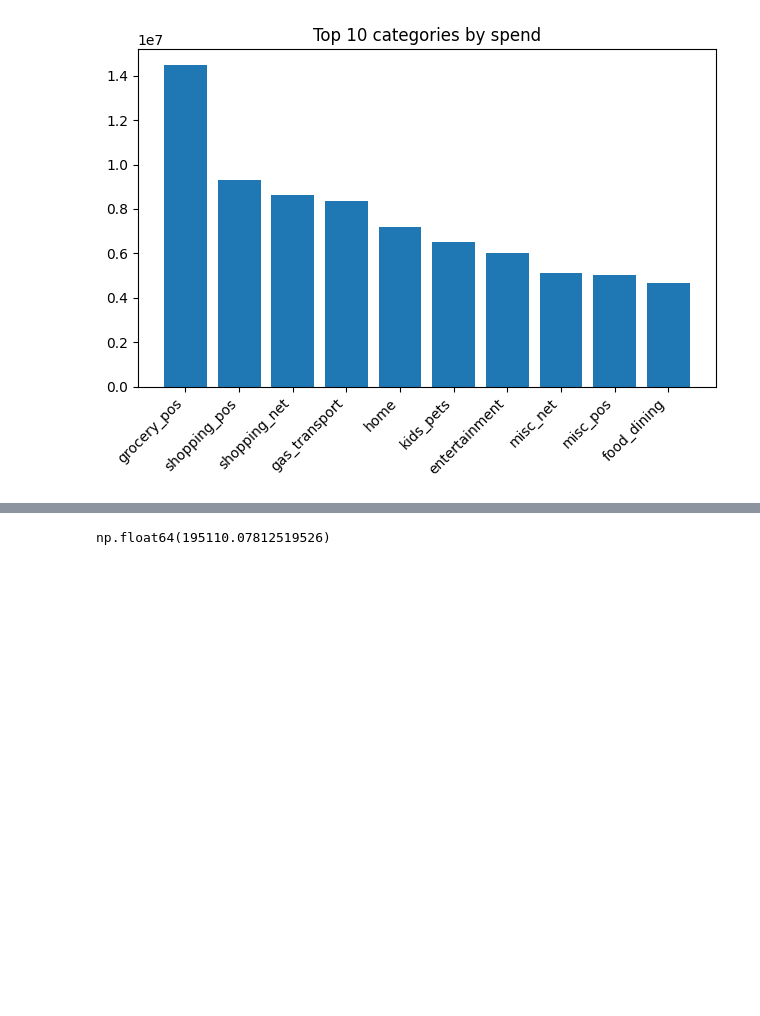
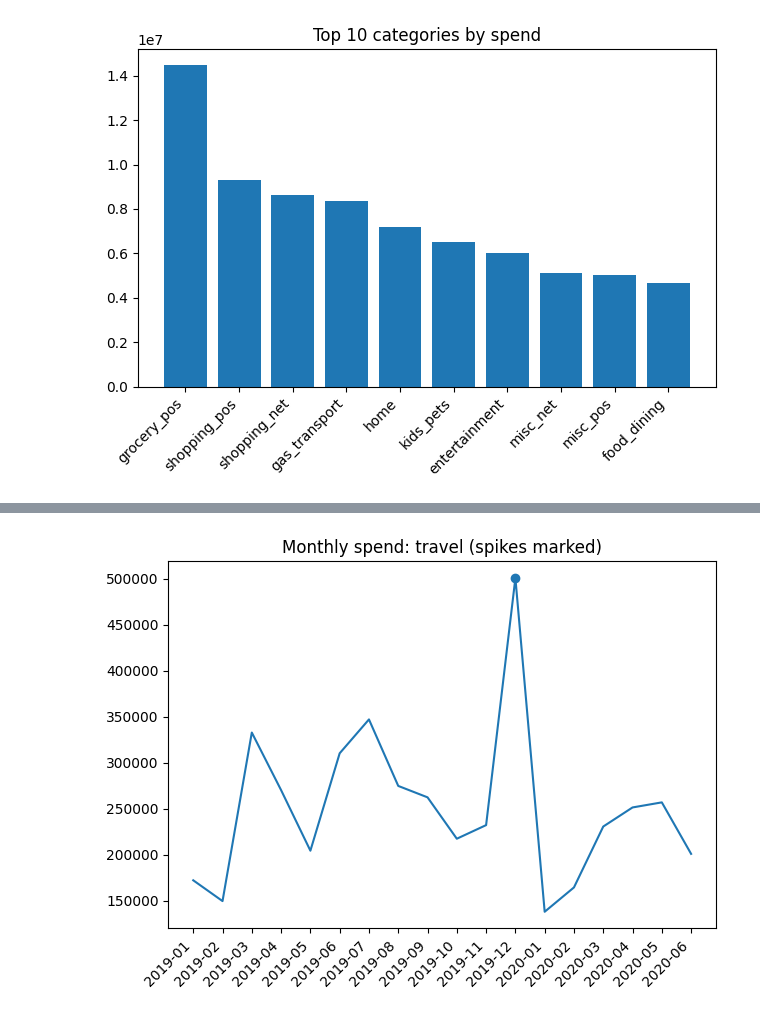
Before and after one commit to AleksandrRise/personal-spending-detective, a Jupyter notebook: app.ipynb, the cells around one changed output, grey strips where cells are left out. Cells and saved outputs as stored; diff of their text form; code cells hidden in the pictures; blank space fills up the shorter version.

```diff
--- a/app.ipynb
+++ b/app.ipynb
@@ -136,4 +147,16 @@ mc.head(5)
 # %%
-mc["total"].std()
+cat_name = mc["category"].value_counts().index[0]
+one = mc[mc["category"] == cat_name].sort_values("month")
+
+plt.figure()
+plt.plot(one["month"], one["total"])
+
+# spikes
+sp = one[one["z"].abs() >= 2.5]
+plt.scatter(sp["month"], sp["total"])
+plt.xticks(rotation=45, ha="right")
+plt.title(f"Monthly spend: {cat_name} (spikes marked)")
+plt.tight_layout()
+plt.show()
 # %% [output]
-np.float64(195110.07812519526)
+[figure, added]
```
Also changed, not shown: parts of 1 cell of this notebook.
